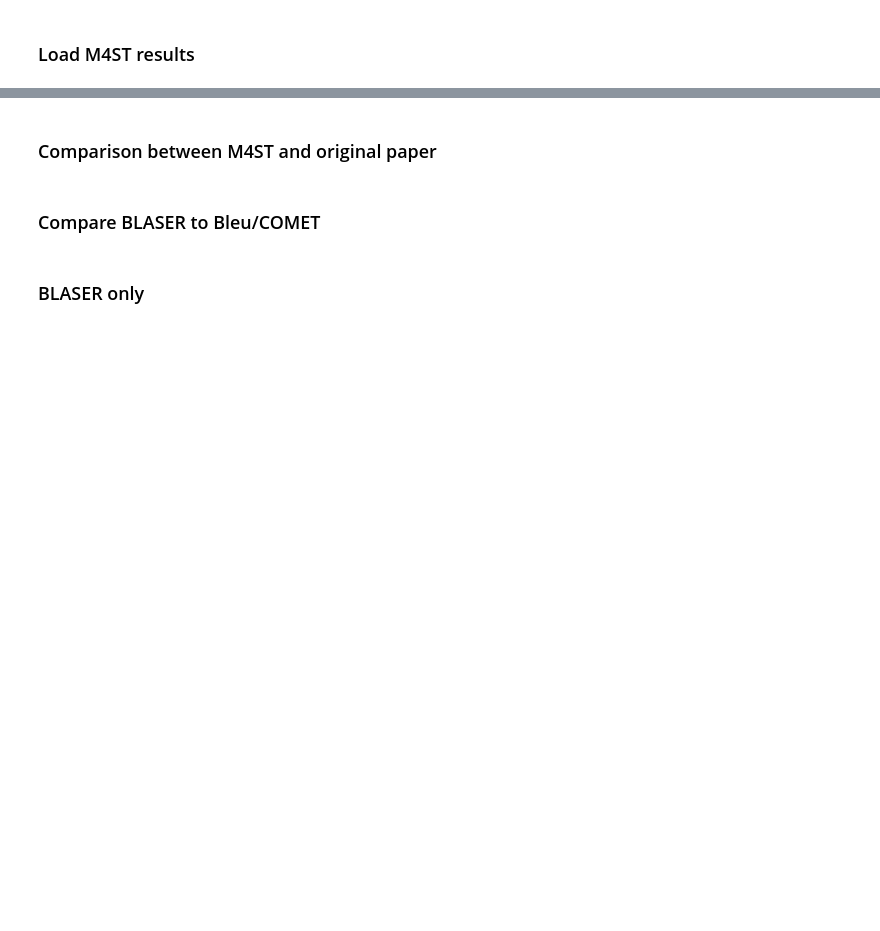
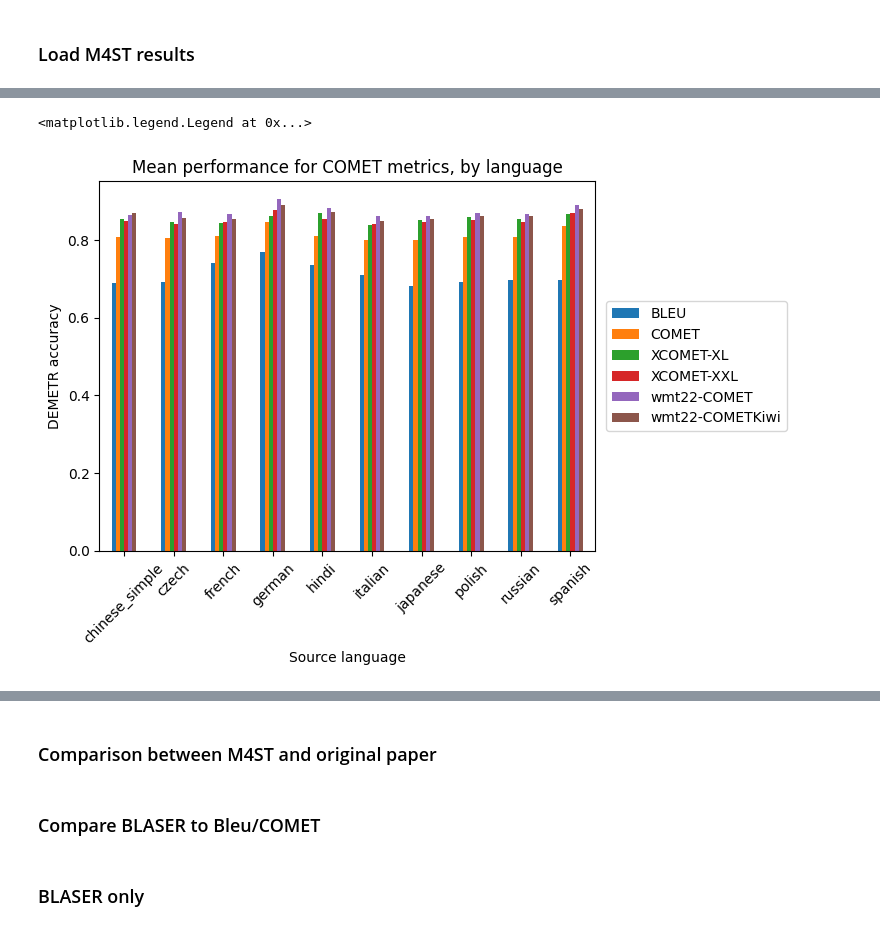
Before and after one commit to alan-turing-institute/ARC-m4st, a Jupyter notebook: notebooks/process_demetr_results.ipynb, the cells around one changed output, grey strips where cells are left out. Cells and saved outputs as stored; diff of their text form; code cells hidden in the pictures; blank space fills up the shorter version.

```diff
--- a/notebooks/process_demetr_results.ipynb
+++ b/notebooks/process_demetr_results.ipynb
@@ -133,0 +210,14 @@ plt.legend(loc='right', bbox_to_anchor=(1.25, 0.5))
+# %%
+fig, axs = plt.subplots()
+sev_by_lang = all_res.groupby(["source_language", "metric"])["correct"].mean()
+sev_by_lang.unstack().drop(columns=["BLASER", "ChrF2", "ChrF1"]).plot(
+    kind="bar", ax=axs
+)
+plt.xticks(rotation=45)
+plt.ylabel("DEMETR accuracy")
+plt.xlabel("Source language")
+plt.title("Mean performance for COMET metrics, by language")
+plt.legend(loc="right", bbox_to_anchor=(1.4, 0.5))
+# %% [output]
+<matplotlib.legend.Legend at 0x...>
+[figure, added]
```
Also changed, not shown: parts of 41 cells of this notebook.
